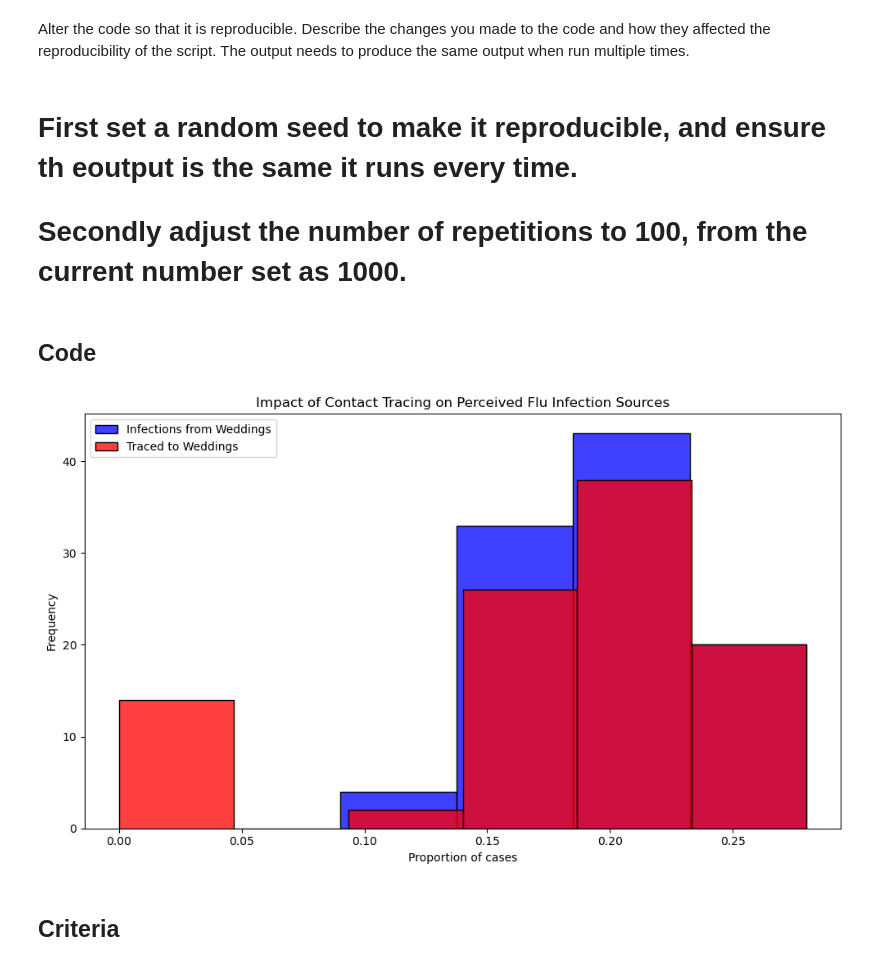
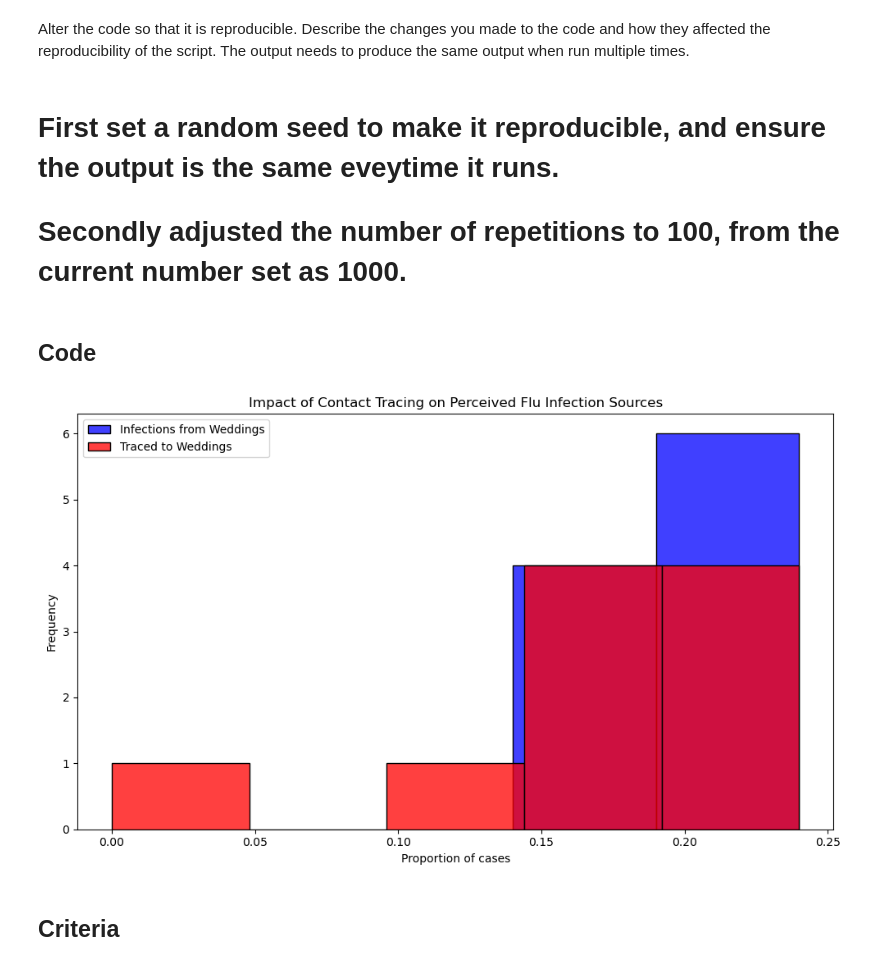
Before and after one commit to RuchiraMalhotra/sampling, a Jupyter notebook: 02_activities/assignments/a1_sampling_and_reproducibility.ipynb, the cells around one changed output. Drawn from its saved outputs; the diff is of its cells as text; code cells hidden in the pictures.

```diff
--- a/02_activities/assignments/a1_sampling_and_reproducibility.ipynb
+++ b/02_activities/assignments/a1_sampling_and_reproducibility.ipynb
@@ -34,8 +50,8 @@ Modify the number of repetitions in the simulation to 10 and 100 (from the origi
 # %% [markdown]
 Alter the code so that it is reproducible. Describe the changes you made to the code and how they affected the reproducibility of the script. The output needs to produce the same output when run multiple times.
 # %% [markdown]
-# First set a random seed to make it reproducible, and ensure th eoutput is the same it runs every time.
-# Secondly adjust the number of repetitions to 100, from the current number set as 1000.
+# First set a random seed to make it reproducible, and ensure the output is the same eveytime it runs.
+# Secondly adjusted the number of repetitions to 100, from the current number set as 1000.
 # %% [markdown]
 ## Code
 # %%
@@ -98,35 +114,35 @@ def simulate_event(m):
   event_trace_counts = ppl[ppl['traced'] == True]['event'].value_counts()
   events_traced = event_trace_counts[event_trace_counts >= SECONDARY_TRACE_THRESHOLD].index
   ppl.loc[ppl['event'].isin(events_traced) & ppl['infected'], 'traced'] = True
 
   # Calculate proportions of infections and traces attributed to each event type
   ppl['event_type'] = ppl['event'].str[0]  # 'w' for wedding, 'b' for brunch
   wedding_infections = sum(ppl['infected'] & (ppl['event_type'] == 'w'))
   brunch_infections = sum(ppl['infected'] & (ppl['event_type'] == 'b'))
   p_wedding_infections = wedding_infections / (wedding_infections + brunch_infections)
 
   wedding_traces = sum(ppl['infected'] & ppl['traced'] & (ppl['event_type'] == 'w'))
   brunch_traces = sum(ppl['infected'] & ppl['traced'] & (ppl['event_type'] == 'b'))
   p_wedding_traces = wedding_traces / (wedding_traces + brunch_traces)
 
   return p_wedding_infections, p_wedding_traces
 
 # Run the simulation 1000 times
-results = [simulate_event(m) for m in range(100)]
+results = [simulate_event(m) for m in range(10)]
 props_df = pd.DataFrame(results, columns=["Infections", "Traces"])
 
 # Plotting the results
 plt.figure(figsize=(10, 6))
 sns.histplot(props_df['Infections'], color="blue", alpha=0.75, binwidth=0.05, kde=False, label='Infections from Weddings')
 sns.histplot(props_df['Traces'], color="red", alpha=0.75, binwidth=0.05, kde=False, label='Traced to Weddings')
 plt.xlabel("Proportion of cases")
 plt.ylabel("Frequency")
 plt.title("Impact of Contact Tracing on Perceived Flu Infection Sources")
 plt.legend()
 plt.tight_layout()
 plt.show()
 # %% [output]
-[figure, old version]
+[figure, new version]
 # %% [markdown]
 ## Criteria
 # %% [markdown]
```
Also changed, not shown: parts of 2 cells of this notebook.
